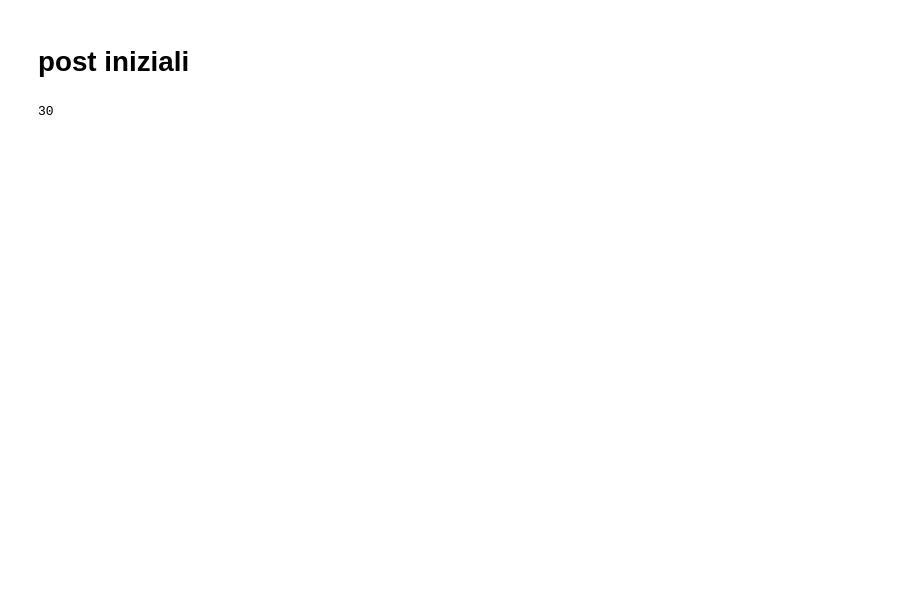
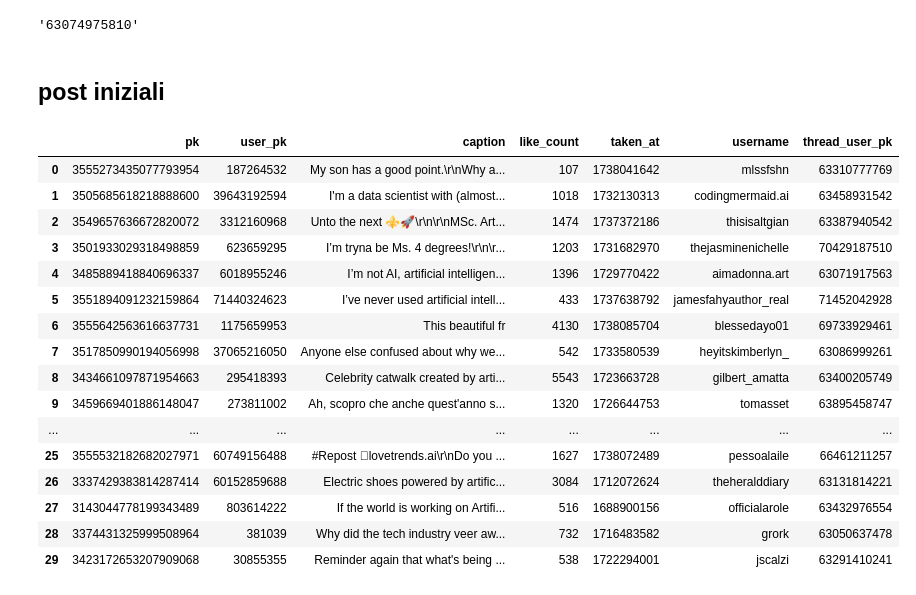
Before and after one commit to Alexis2628/progettoasnm, a Jupyter notebook: Code/data_extraction/reduce.ipynb, the cells around one changed output. Drawn from its saved outputs; the diff is of its cells as text; code cells hidden in the pictures; blank space fills up the shorter version.

```diff
--- a/Code/data_extraction/reduce.ipynb
+++ b/Code/data_extraction/reduce.ipynb
@@ -3,11 +4,70 @@ import pandas as pd
+# %%
+headers_for_html_fetching = {
+            'Authority': 'www.threads.net',
+            'Accept': (
+                'text/html,application/xhtml+xml,application/xml;q=0.9,image/avif,image/webp,image/apng,*/*;'
+                'q=0.8,application/signed-exchange;v=b3;q=0.7'
+            ),
+            'Accept-Language': 'en-US,en;q=0.9',
+            'Cache-Control': 'no-cache',
+            'Content-Type': 'application/x-www-form-urlencoded',
+            'Origin': 'https://www.threads.net',
+            'Pragma': 'no-cache',
+            'Referer': 'https://www.instagram.com',
+            'Sec-Fetch-Dest': 'document',
+            'Sec-Fetch-Mode': 'navigate',
+            'Sec-Fetch-Site': 'cross-site',
+            'Sec-Fetch-User': '?1',
+            'Upgrade-Insecure-Requests': '1',
+            'User-Agent': (
+                'Mozilla/5.0 (Macintosh; Intel Mac OS X 10_13_6) '
+                'AppleWebKit/605.1.15 (KHTML, like Gecko) Version/11.1.2 Safari/605.1.15'
+            ),
+        }
+with open("reduce/session.txt", "r") as f:
+    sessionid = f.read()
+import re
+def get_threads_userpk(username:str):
+    cookies = {
+            "sessionid": sessionid
+    }
+    response = requests.get(
+                url=f'https://www.threads.net/@{username}',
+                headers=headers_for_html_fetching,
+                cookies=cookies
+            )
+    try:
+        if "viewer does not follow private user" in response.text:
+            return None
+        text = response.text
+        user_id_key_value = re.search('"user_id":"(\\d+)",', text).group()
+        user_id = re.search('\\d+', user_id_key_value).group()
+    except:
+        raise Exception()
+    return user_id
+
+get_threads_userpk("shelli1370")
+# %% [output]
+'63074975810'
 # %% [markdown]
-# post iniziali
+## post iniziali
-# %%
-df_post = pd.read_csv("data_Artificial_Intelligence.csv").head(30)
-df_post.to_csv("reduce/data_Artificial_Intelligence.csv")
-user_df_post = df_post["user_pk"].unique()
-len(user_df_post)
-# %% [output]
-30
 # %%
-df_post2= pd.read_csv("post_Artificial_Intelligence.csv")
+df_init_post = pd.read_csv("reduce/data_Artificial_Intelligence.csv")
+# %% [output]
+|  | pk | user_pk | caption | like_count | taken_at | username | thread_user_pk |
+| 0 | 3555273435077793954 | 187264532 | My son has a good point.\r\nWhy a... | 107 | 1738041642 | mlssfshn | 63310777769 |
+| 1 | 3505685618218888600 | 39643192594 | I'm a data scientist with (almost... | 1018 | 1732130313 | codingmermaid.ai | 63458931542 |
+| 2 | 3549657636672820072 | 3312160968 | Unto the next ⚜️🚀\r\n\r\nMSc. Art... | 1474 | 1737372186 | thisisaltgian | 63387940542 |
+| 3 | 3501933029318498859 | 623659295 | I’m tryna be Ms. 4 degrees!\r\n\r... | 1203 | 1731682970 | thejasminenichelle | 70429187510 |
+| 4 | 3485889418840696337 | 6018955246 | I’m not AI, artificial intelligen... | 1396 | 1729770422 | aimadonna.art | 63071917563 |
+| 5 | 3551894091232159864 | 71440324623 | I’ve never used artificial intell... | 433 | 1737638792 | jamesfahyauthor_real | 71452042928 |
+| 6 | 3555642563616637731 | 1175659953 | This beautiful fr | 4130 | 1738085704 | blessedayo01 | 69733929461 |
+| 7 | 3517850990194056998 | 37065216050 | Anyone else confused about why we... | 542 | 1733580539 | heyitskimberlyn_ | 63086999261 |
+| 8 | 3434661097871954663 | 295418393 | Celebrity catwalk created by arti... | 5543 | 1723663728 | gilbert_amatta | 63400205749 |
+| 9 | 3459669401886148047 | 273811002 | Ah, scopro che anche quest'anno s... | 1320 | 1726644753 | tomasset | 63895458747 |
+| ... | ... | ... | ... | ... | ... | ... | ... |
+| 25 | 3555532182682027971 | 60749156488 | #Repost lovetrends.ai\r\nDo you ... | 1627 | 1738072489 | pessoalaile | 66461211257 |
+| 26 | 3337429383814287414 | 60152859688 | Electric shoes powered by artific... | 3084 | 1712072624 | theheralddiary | 63131814221 |
+| 27 | 3143044778199343489 | 803614222 | If the world is working on Artifi... | 516 | 1688900156 | officialarole | 63432976554 |
+| 28 | 3374431325999508964 | 381039 | Why did the tech industry veer aw... | 732 | 1716483582 | grork | 63050637478 |
+| 29 | 3423172653207909068 | 30855355 | Reminder again that what's being ... | 538 | 1722294001 | jscalzi | 63291410241 |
```
Also changed, not shown: parts of 24 cells of this notebook, 29 other files.
